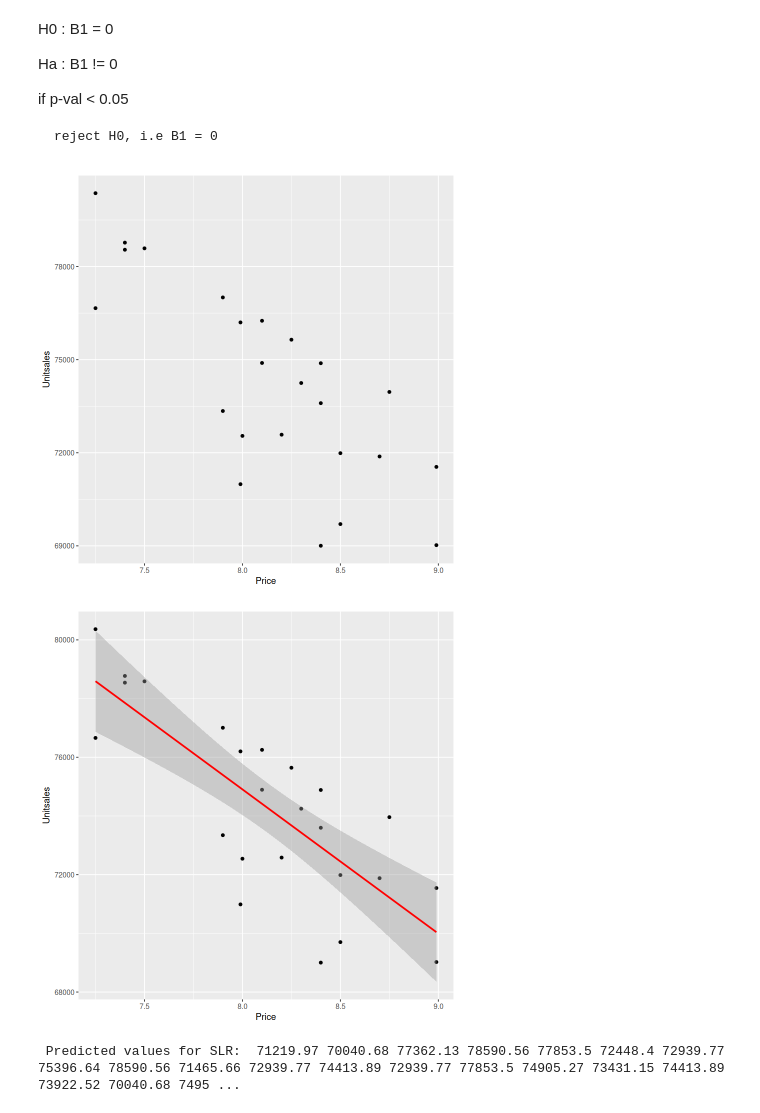
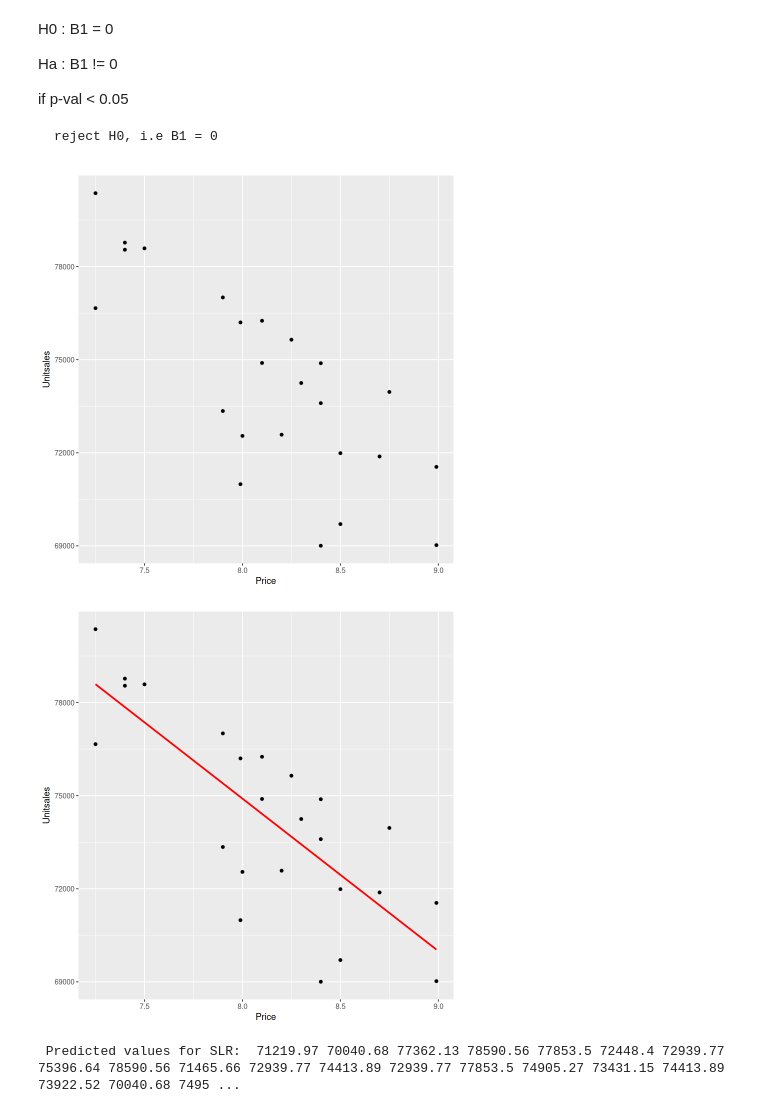
Before and after one commit to arya2004/data-science, a Jupyter notebook: projects/08.ipynb, the cells around one changed output. Drawn from its saved outputs; the diff is of its cells as text; code cells hidden in the pictures.

Commit message:
fix: geom smooth

```diff
--- a/projects/08.ipynb
+++ b/projects/08.ipynb
@@ -52,13 +52,13 @@ if p-val < 0.05
 # %%
 p <- ggplot(f, aes(Price, Unitsales)) + geom_point()
 p
 
-p2 <- p + geom_smooth(method = "lm", formula = y ~ x, col = "red", se = T)
+p2 <- p + geom_smooth(method = "lm", formula = y ~ x, col = "red", se = F)
 p2
 
 #for polynomial regression, y ~ x + x^2 + x^3
 # %% [output]
 [figure]
-[figure, old version]
+[figure, new version]
 # %%
 p1 <- predict(l1)
```
Also changed, not shown: parts of 2 cells of this notebook.
